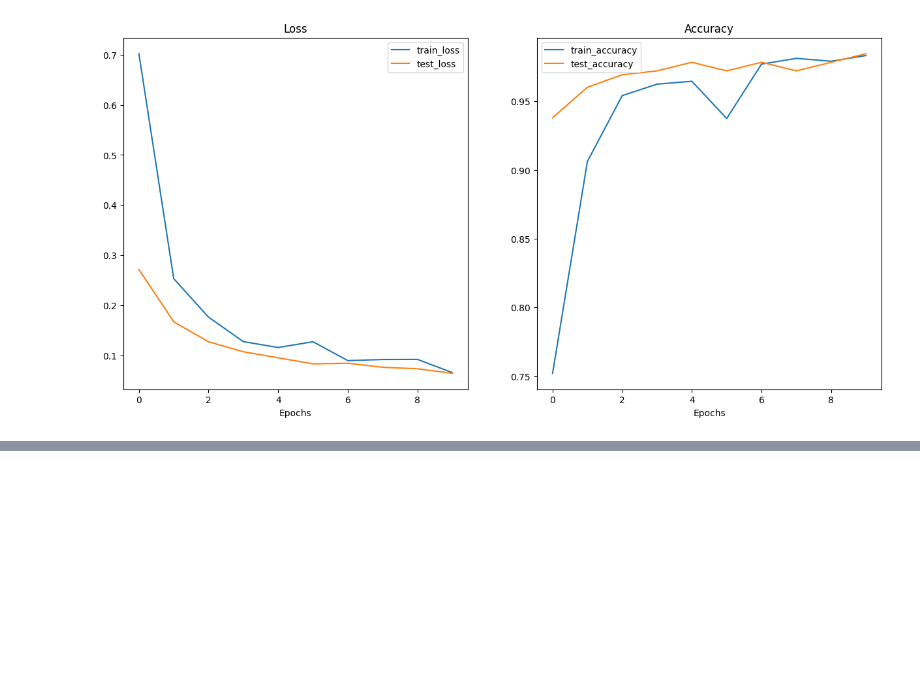
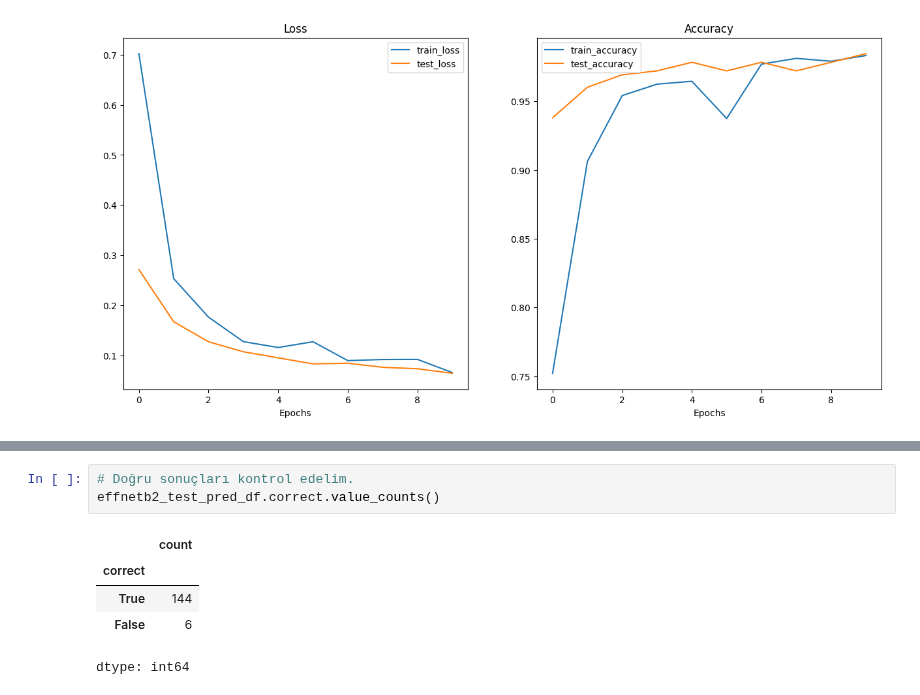
Before and after one commit to ugursirvermez/PyTorch_Education, a Jupyter notebook: 11_pytorch_model_deployment.ipynb, the cells around one changed output, grey strips where cells are left out. Cells and saved outputs as stored; diff of their text form; blank space fills up the shorter version.

```diff
--- a/11_pytorch_model_deployment.ipynb
+++ b/11_pytorch_model_deployment.ipynb
@@ -365,0 +468,9 @@ Eğitilmiş ViT Modeli Boyutu: 327 MB
+# %%
+# Doğru sonuçları kontrol edelim.
+effnetb2_test_pred_df.correct.value_counts()
+# %% [output]
+|  | count |
+| correct |  |
+| True | 144 |
+| False | 6 |
+dtype: int64
```
Also changed, not shown: parts of 15 cells of this notebook.
